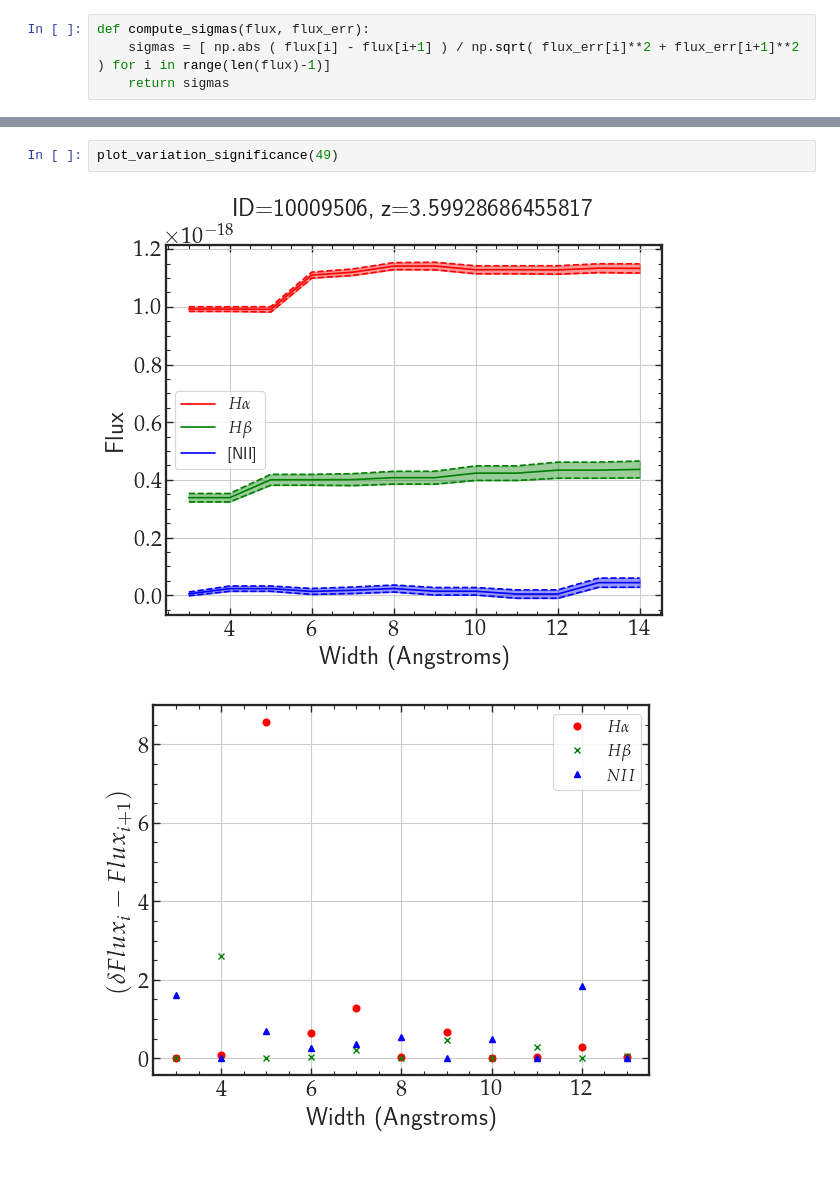
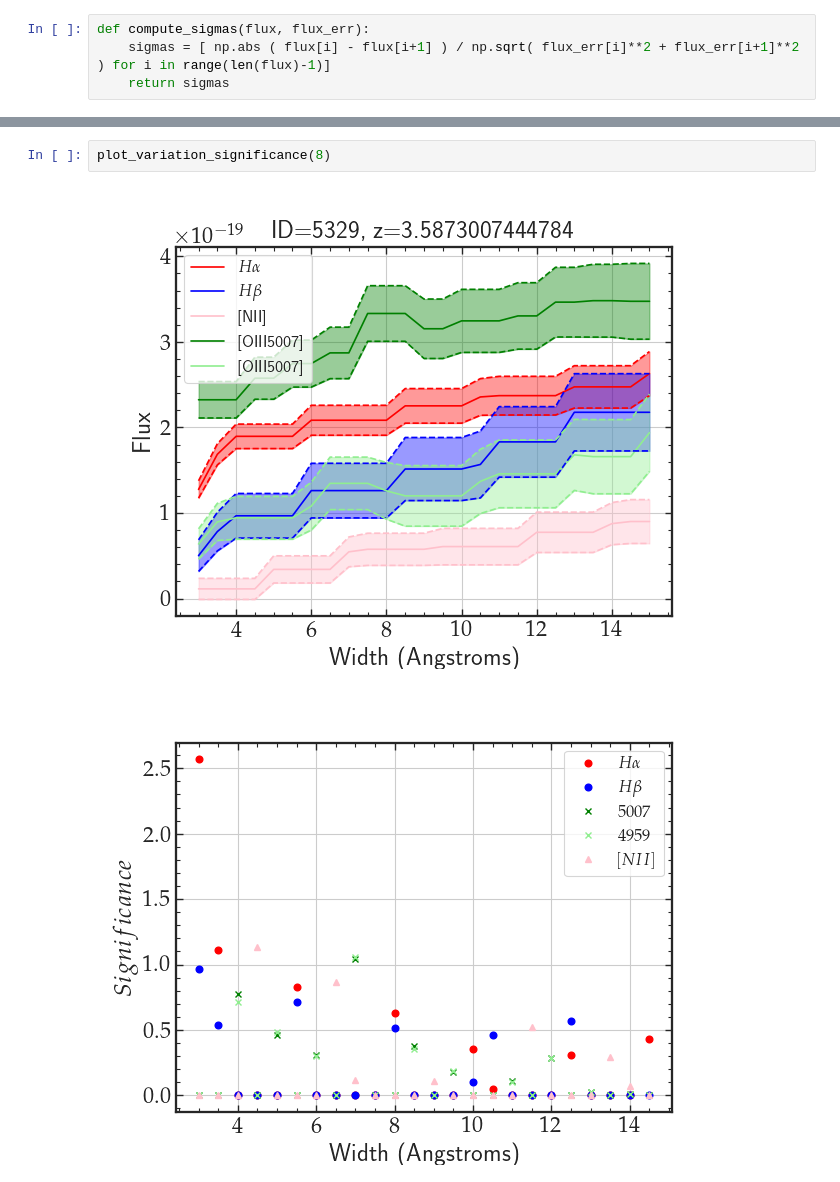
Before and after one commit to NGomez-inaoe/JWST-Data, a Jupyter notebook: Medium_Resolution/flux_window_integration.ipynb, the cells around one changed output, grey strips where cells are left out. Drawn from its saved outputs; the diff is of its cells as text.

```diff
--- a/Medium_Resolution/flux_window_integration.ipynb
+++ b/Medium_Resolution/flux_window_integration.ipynb
@@ -288,7 +302,7 @@ def plot_variation_significance(index):
     plt.legend(loc='best')
     plt.show()
 # %%
-plot_variation_significance(49)
+plot_variation_significance(8)
 # %% [output]
-[figure, old version]
+[figure, new version]
-[figure, old version]
+[figure, new version]
```
Also changed, not shown: parts of 2 cells of this notebook, 13 other files.
